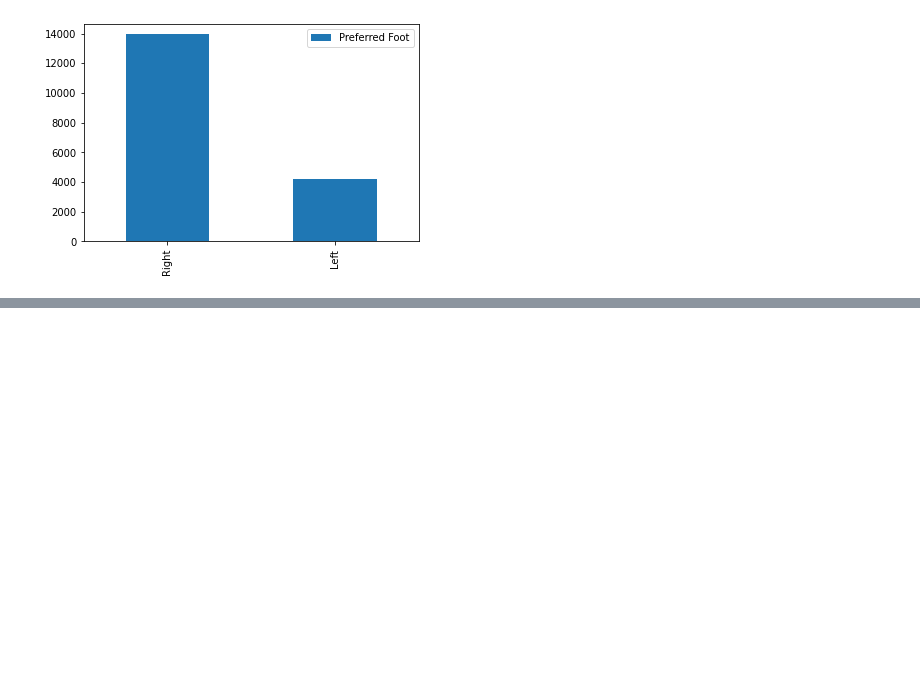
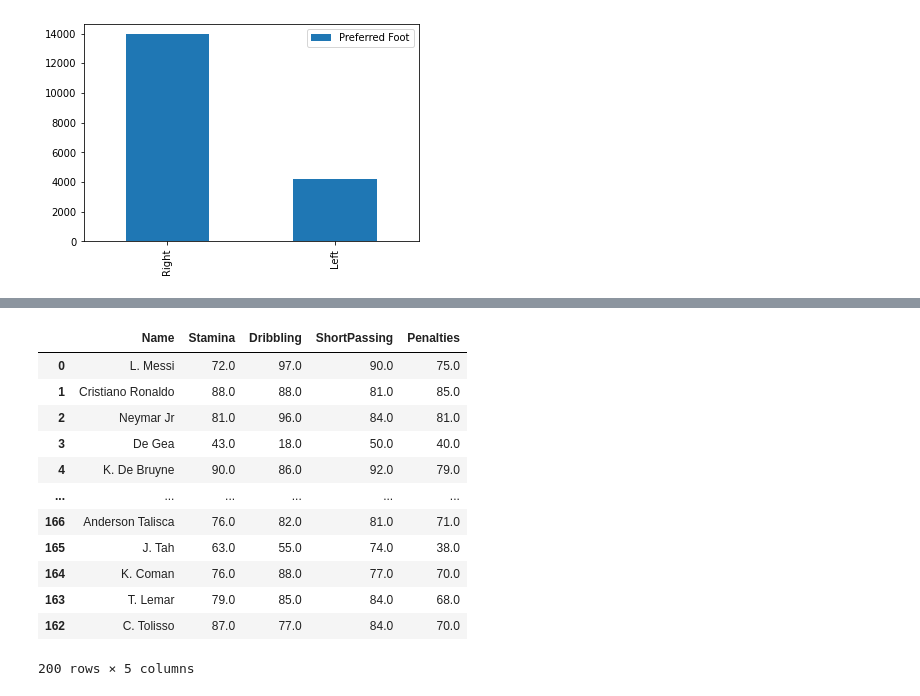
Before and after one commit to bmt0106/bmt_python, a Jupyter notebook: 수학_기계학습2.ipynb, the cells around one changed output, grey strips where cells are left out. Drawn from its saved outputs; the diff is of its cells as text; code cells hidden in the pictures; blank space fills up the shorter version.

```diff
--- a/수학_기계학습2.ipynb
+++ b/수학_기계학습2.ipynb
@@ -160,0 +195,10 @@ plt.show()
+# %%
+# 데이터 불러오기
+
+import pandas as pd
+
+fifa2019 = pd.read_csv('fifa2019.csv')
+
+df = pd.DataFrame.copy(fifa2019.sort_values(by='Overall', ascending=False).head(200))
+# %%
+test_features = ['Name', 'Stamina', 'Dribbling', 'ShortPassing', 'Penalties']
@@ -160,0 +220,17 @@ plt.show()
+# %%
+test_df = pd.DataFrame(df, columns = test_features)
+test_df
+# %% [output]
+|  | Name | Stamina | Dribbling | ShortPassing | Penalties |
+| 0 | L. Messi | 72.0 | 97.0 | 90.0 | 75.0 |
+| 1 | Cristiano Ronaldo | 88.0 | 88.0 | 81.0 | 85.0 |
+| 2 | Neymar Jr | 81.0 | 96.0 | 84.0 | 81.0 |
+| 3 | De Gea | 43.0 | 18.0 | 50.0 | 40.0 |
+| 4 | K. De Bruyne | 90.0 | 86.0 | 92.0 | 79.0 |
+| ... | ... | ... | ... | ... | ... |
+| 166 | Anderson Talisca | 76.0 | 82.0 | 81.0 | 71.0 |
+| 165 | J. Tah | 63.0 | 55.0 | 74.0 | 38.0 |
+| 164 | K. Coman | 76.0 | 88.0 | 77.0 | 70.0 |
+| 163 | T. Lemar | 79.0 | 85.0 | 84.0 | 68.0 |
+| 162 | C. Tolisso | 87.0 | 77.0 | 84.0 | 70.0 |
+200 rows × 5 columns
```
Also changed, not shown: parts of 16 cells of this notebook.
